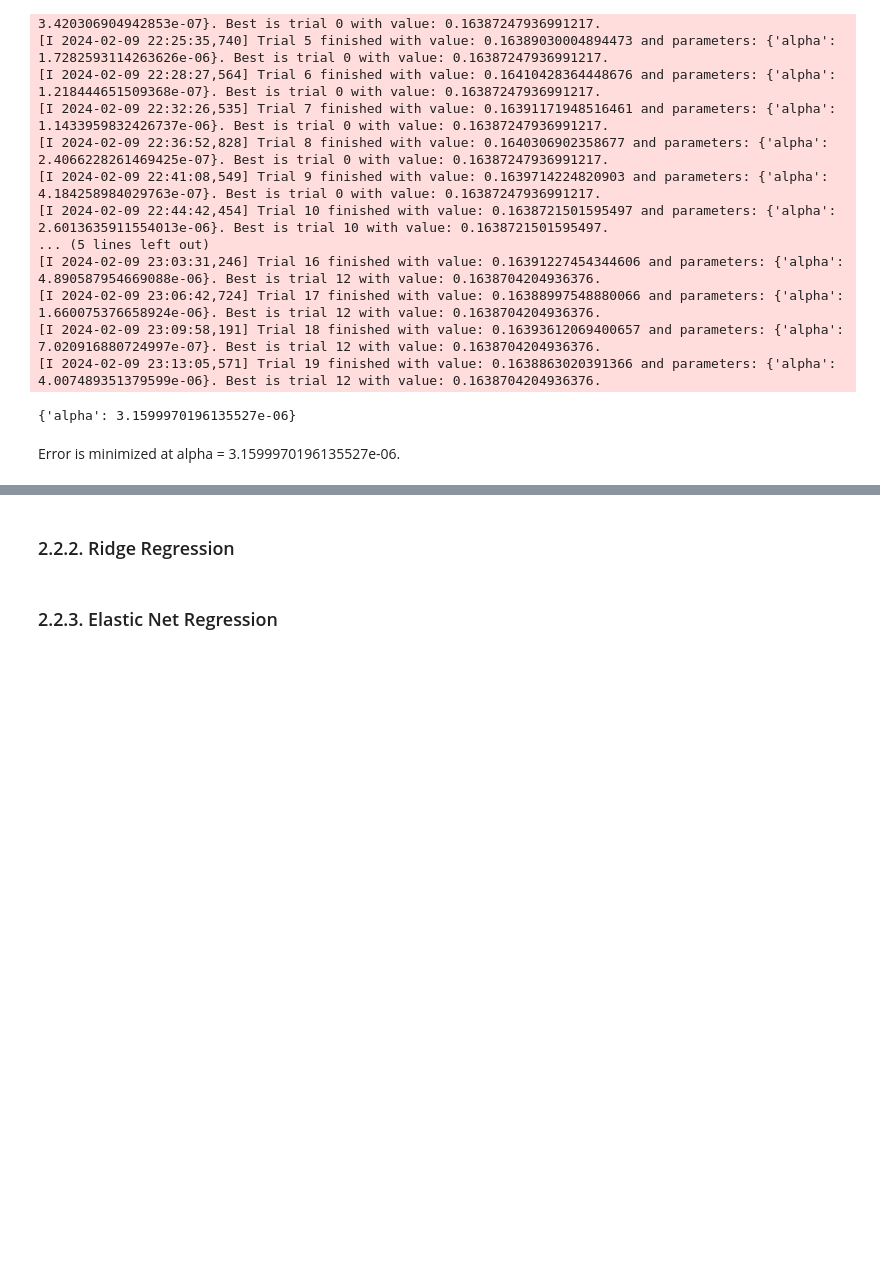
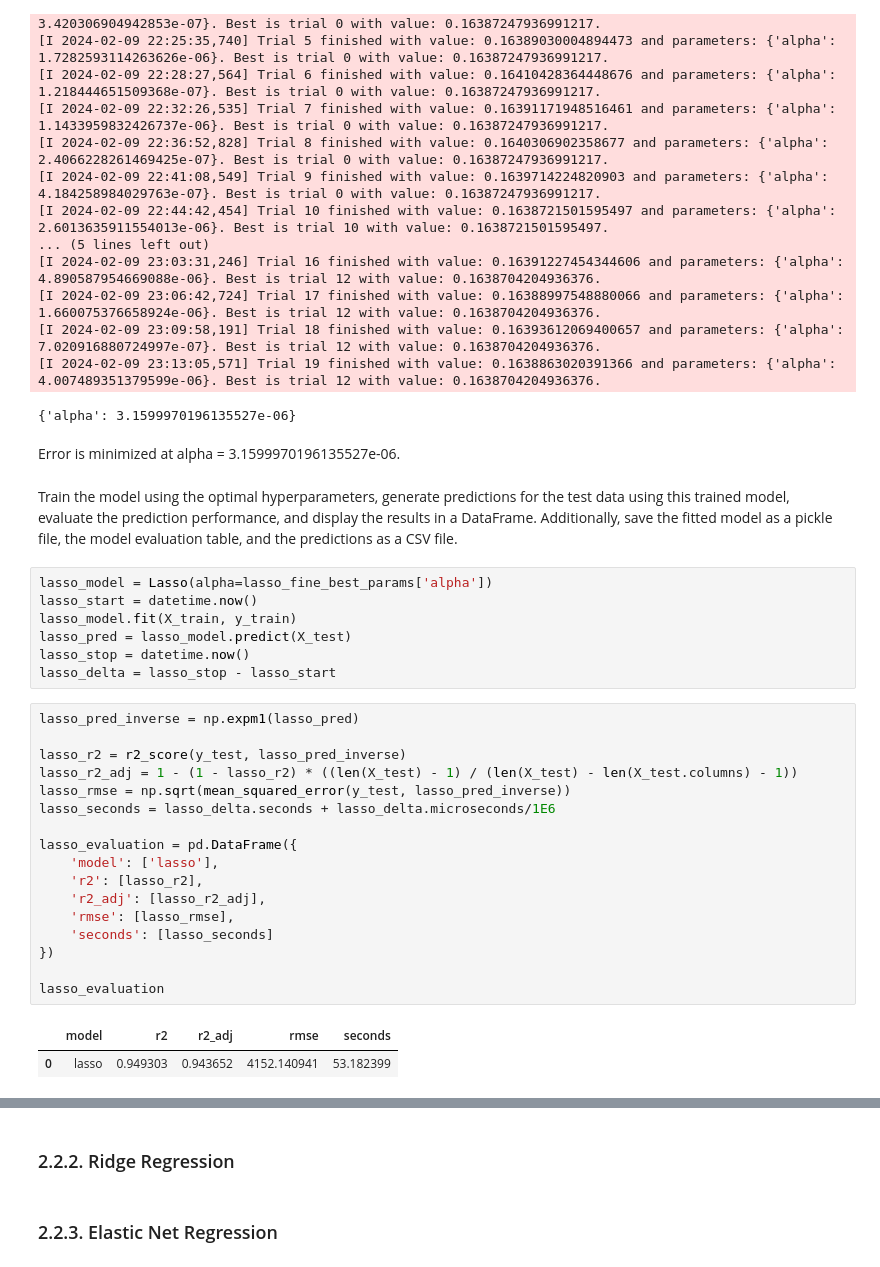
Before and after one commit to JAlbertOfficial/autoscout24-car-price-prediction, a Jupyter notebook: notebooks/3.0-ja-model-train-hyperparameter-tuning.ipynb, the cells around one changed output, grey strips where cells are left out. Drawn from its saved outputs; the diff is of its cells as text; blank space fills up the shorter version.

Commit message:
feat: train model  with optimal hyperparameter, generate test predictions, evaluate performance, and save results as pkl and csv files

```diff
--- a/notebooks/3.0-ja-model-train-hyperparameter-tuning.ipynb
+++ b/notebooks/3.0-ja-model-train-hyperparameter-tuning.ipynb
@@ -203,3 +203,32 @@ lasso_fine_best_params
 {'alpha': 3.1599970196135527e-06}
 # %% [markdown]
 Error is minimized at alpha = 3.1599970196135527e-06.
+# %% [markdown]
+Train the model using the optimal hyperparameters, generate predictions for the test data using this trained model, evaluate the prediction performance, and display the results in a DataFrame. Additionally, save the fitted model as a pickle file, the model evaluation table, and the predictions as a CSV file.
+# %%
+lasso_model = Lasso(alpha=lasso_fine_best_params['alpha'])
+lasso_start = datetime.now()
+lasso_model.fit(X_train, y_train)
+lasso_pred = lasso_model.predict(X_test)
+lasso_stop = datetime.now()
+lasso_delta = lasso_stop - lasso_start
+# %%
+lasso_pred_inverse = np.expm1(lasso_pred)
+
+lasso_r2 = r2_score(y_test, lasso_pred_inverse)
+lasso_r2_adj = 1 - (1 - lasso_r2) * ((len(X_test) - 1) / (len(X_test) - len(X_test.columns) - 1))
+lasso_rmse = np.sqrt(mean_squared_error(y_test, lasso_pred_inverse))
+lasso_seconds = lasso_delta.seconds + lasso_delta.microseconds/1E6
+
+lasso_evaluation = pd.DataFrame({
+    'model': ['lasso'],
+    'r2': [lasso_r2],
+    'r2_adj': [lasso_r2_adj],
+    'rmse': [lasso_rmse],
+    'seconds': [lasso_seconds]
+})
+
+lasso_evaluation
+# %% [output]
+|  | model | r2 | r2_adj | rmse | seconds |
+| 0 | lasso | 0.949303 | 0.943652 | 4152.140941 | 53.182399 |
```
Also changed, not shown: parts of 1 cell of this notebook, 3 other files.
